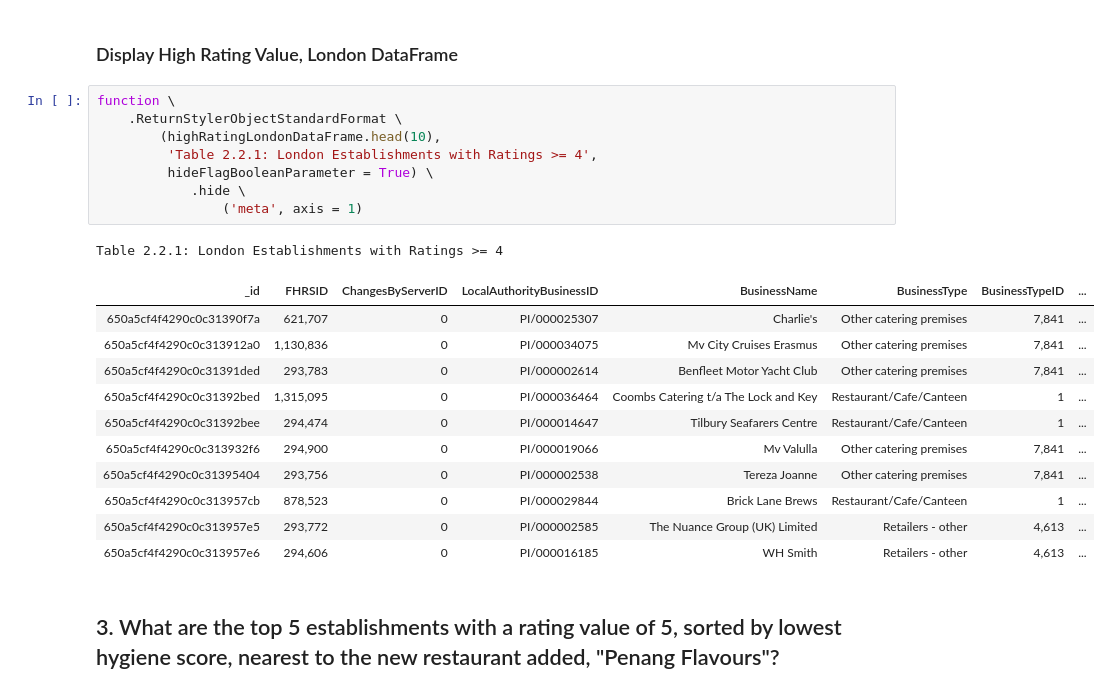
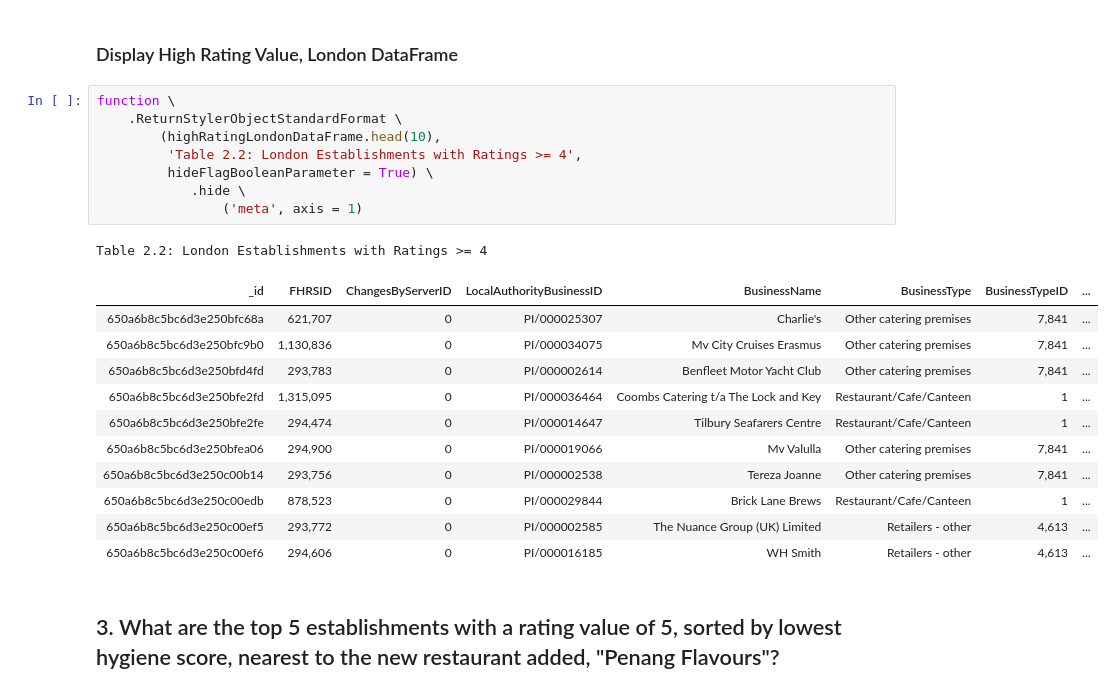
Before and after one commit to njamesgeorge1223/UK-Food-Magazine-Restaurant-Analysis-using-MongoDB, a Jupyter notebook: NoSQLAnalysis.ipynb, the cells around one changed output. Drawn from its saved outputs; the diff is of its cells as text.

```diff
--- a/NoSQLAnalysis.ipynb
+++ b/NoSQLAnalysis.ipynb
@@ -342,24 +344,24 @@ The number of rows in the High Rating Value London DataFrame is 33.
 # %%
 function \
     .ReturnStylerObjectStandardFormat \
         (highRatingLondonDataFrame.head(10),
-         'Table 2.2.1: London Establishments with Ratings >= 4',
+         'Table 2.2: London Establishments with Ratings >= 4',
          hideFlagBooleanParameter = True) \
             .hide \
                 ('meta', axis = 1)
 # %% [output]
-Table 2.2.1: London Establishments with Ratings >= 4
+Table 2.2: London Establishments with Ratings >= 4
 | _id | FHRSID | ChangesByServerID | LocalAuthorityBusinessID | BusinessName | BusinessType | BusinessTypeID | ... |
-| 650a5cf4f4290c0c31390f7a | 621,707 | 0 | PI/000025307 | Charlie's | Other catering premises | 7,841 | ... |
-| 650a5cf4f4290c0c313912a0 | 1,130,836 | 0 | PI/000034075 | Mv City Cruises Erasmus | Other catering premises | 7,841 | ... |
-| 650a5cf4f4290c0c31391ded | 293,783 | 0 | PI/000002614 | Benfleet Motor Yacht Club | Other catering premises | 7,841 | ... |
-| 650a5cf4f4290c0c31392bed | 1,315,095 | 0 | PI/000036464 | Coombs Catering t/a The Lock and Key | Restaurant/Cafe/Canteen | 1 | ... |
-| 650a5cf4f4290c0c31392bee | 294,474 | 0 | PI/000014647 | Tilbury Seafarers Centre | Restaurant/Cafe/Canteen | 1 | ... |
-| 650a5cf4f4290c0c313932f6 | 294,900 | 0 | PI/000019066 | Mv Valulla | Other catering premises | 7,841 | ... |
-| 650a5cf4f4290c0c31395404 | 293,756 | 0 | PI/000002538 | Tereza Joanne | Other catering premises | 7,841 | ... |
-| 650a5cf4f4290c0c313957cb | 878,523 | 0 | PI/000029844 | Brick Lane Brews | Restaurant/Cafe/Canteen | 1 | ... |
-| 650a5cf4f4290c0c313957e5 | 293,772 | 0 | PI/000002585 | The Nuance Group (UK) Limited | Retailers - other | 4,613 | ... |
-| 650a5cf4f4290c0c313957e6 | 294,606 | 0 | PI/000016185 | WH Smith | Retailers - other | 4,613 | ... |
+| 650a6b8c5bc6d3e250bfc68a | 621,707 | 0 | PI/000025307 | Charlie's | Other catering premises | 7,841 | ... |
+| 650a6b8c5bc6d3e250bfc9b0 | 1,130,836 | 0 | PI/000034075 | Mv City Cruises Erasmus | Other catering premises | 7,841 | ... |
+| 650a6b8c5bc6d3e250bfd4fd | 293,783 | 0 | PI/000002614 | Benfleet Motor Yacht Club | Other catering premises | 7,841 | ... |
+| 650a6b8c5bc6d3e250bfe2fd | 1,315,095 | 0 | PI/000036464 | Coombs Catering t/a The Lock and Key | Restaurant/Cafe/Canteen | 1 | ... |
+| 650a6b8c5bc6d3e250bfe2fe | 294,474 | 0 | PI/000014647 | Tilbury Seafarers Centre | Restaurant/Cafe/Canteen | 1 | ... |
+| 650a6b8c5bc6d3e250bfea06 | 294,900 | 0 | PI/000019066 | Mv Valulla | Other catering premises | 7,841 | ... |
+| 650a6b8c5bc6d3e250c00b14 | 293,756 | 0 | PI/000002538 | Tereza Joanne | Other catering premises | 7,841 | ... |
+| 650a6b8c5bc6d3e250c00edb | 878,523 | 0 | PI/000029844 | Brick Lane Brews | Restaurant/Cafe/Canteen | 1 | ... |
+| 650a6b8c5bc6d3e250c00ef5 | 293,772 | 0 | PI/000002585 | The Nuance Group (UK) Limited | Retailers - other | 4,613 | ... |
+| 650a6b8c5bc6d3e250c00ef6 | 294,606 | 0 | PI/000016185 | WH Smith | Retailers - other | 4,613 | ... |
 # %% [markdown]
 ## 3. What are the top 5 establishments with a rating value of 5, sorted by lowest hygiene score, nearest to the new restaurant added, "Penang Flavours"?
 # %% [markdown]
```
Also changed, not shown: parts of 6 cells of this notebook, 1 other file.
